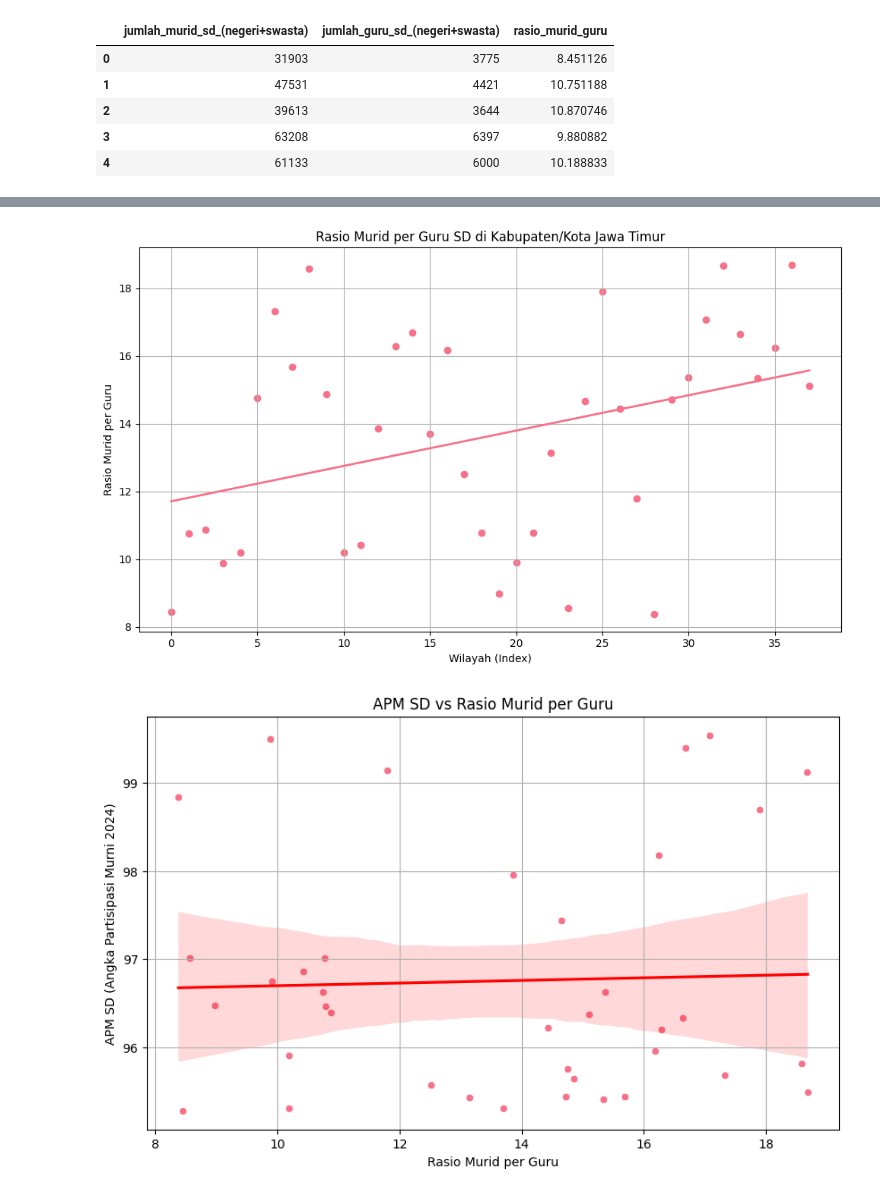
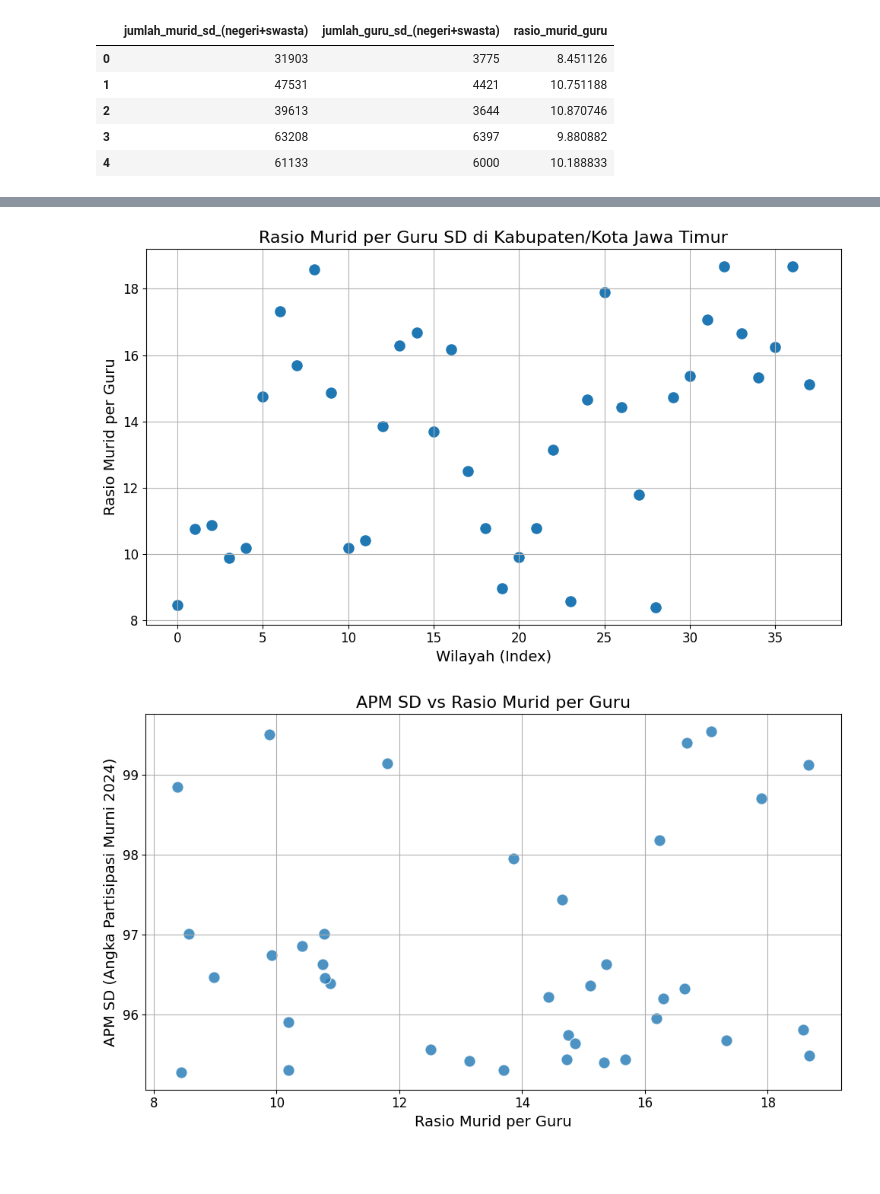
Before and after one commit to ariez-cyber/data-wrangling-sekolah-dasar-jatim, a Jupyter notebook: wrangle_jatim.ipynb, the cells around one changed output, grey strips where cells are left out. Cells and saved outputs as stored; diff of their text form; code cells hidden in the pictures; blank space fills up the shorter version.

```diff
--- a/wrangle_jatim.ipynb
+++ b/wrangle_jatim.ipynb
@@ -231,7 +144,0 @@ df_excel.head()
-# %%
-for col in numeric_cols:
-    print(f"\n=== {col} ===")
-    print("Original:")
-    print(df_excel[col].describe())
-    print("\nWinsorized:")
-    print(df_excel[col + '_winsorized'].describe())
@@ -334,13 +144,0 @@ indeks_pembangunan_manusia_2024: winsorized ke indeks_pembangunan_manusia_2024_w
-# %%
-# CEK PERBEDAAN SEBELUM SESUDAH
-print("\n VALIDASI")
-for col in numeric_cols_needed:
-    original = col + '_original'
-    winsorized = col + '_win'
-
-    if original in df_excel_clean.columns and winsorized in df_excel_clean.columns:
-        diff_count = (df_excel_clean[original] != df_excel_clean[winsorized]).sum()
-        print(f"{col}: {diff_count} values modified by winsorization")
-
-        print(f"   Original  - min: {df_excel_clean[original].min():.2f}, max: {df_excel_clean[original].max():.2f}")
-        print(f"   Winsorized - min: {df_excel_clean[winsorized].min():.2f}, max: {df_excel_clean[winsorized].max():.2f}")
@@ -695,29 +452,46 @@ import matplotlib.pyplot as plt
 
 x = np.arange(len(df_final_clean))
 y = df_final_clean['rasio_murid_guru']
-m, b = np.polyfit(x, y, 1)
 
 plt.figure(figsize=(10, 6))
-plt.scatter(x, y)
-plt.plot(x, m*x + b, linewidth=2)
-plt.title('Rasio Murid per Guru SD di Kabupaten/Kota Jawa Timur')
-plt.xlabel('Wilayah (Index)')
-plt.ylabel('Rasio Murid per Guru')
+plt.scatter(x, y, s=90)
+plt.title('Rasio Murid per Guru SD di Kabupaten/Kota Jawa Timur', fontsize=16)
+plt.xlabel('Wilayah (Index)', fontsize=14)
+plt.ylabel('Rasio Murid per Guru', fontsize=14)
+
+plt.xticks(fontsize=12)
+plt.yticks(fontsize=12)
+
 plt.grid(True)
 plt.tight_layout()
 plt.show()
 # %% [output]
-[figure, old version]
+[figure, new version]
 # %%
-plt.figure(figsize=(10,6))
-sns.scatterplot(x='rasio_murid_guru', y='angka_partisipasi_murni_2024', data=df_final_clean)
-sns.regplot(x='rasio_murid_guru', y='angka_partisipasi_murni_2024', data=df_final_clean, scatter=False, color='red')
-plt.title('APM SD vs Rasio Murid per Guru')
-plt.xlabel('Rasio Murid per Guru')
-plt.ylabel('APM SD (Angka Partisipasi Murni 2024)')
+import matplotlib.pyplot as plt
+import seaborn as sns
+
+plt.figure(figsize=(10, 6))
+
+sns.scatterplot(
+    x='rasio_murid_guru',
+    y='angka_partisipasi_murni_2024',
+    data=df_final_clean,
+    s=120,
+    alpha=0.8
+)
+
+plt.title('APM SD vs Rasio Murid per Guru', fontsize=16)
+plt.xlabel('Rasio Murid per Guru', fontsize=14)
+plt.ylabel('APM SD (Angka Partisipasi Murni 2024)', fontsize=14)
+
+plt.xticks(fontsize=12)
+plt.yticks(fontsize=12)
+
 plt.grid(True)
+plt.tight_layout()
 plt.show()
 # %% [output]
-[figure, old version]
+[figure, new version]
 # %%
 plt.figure(figsize=(10,6))
```
Also changed, not shown: parts of 28 cells of this notebook, 7 other files.
